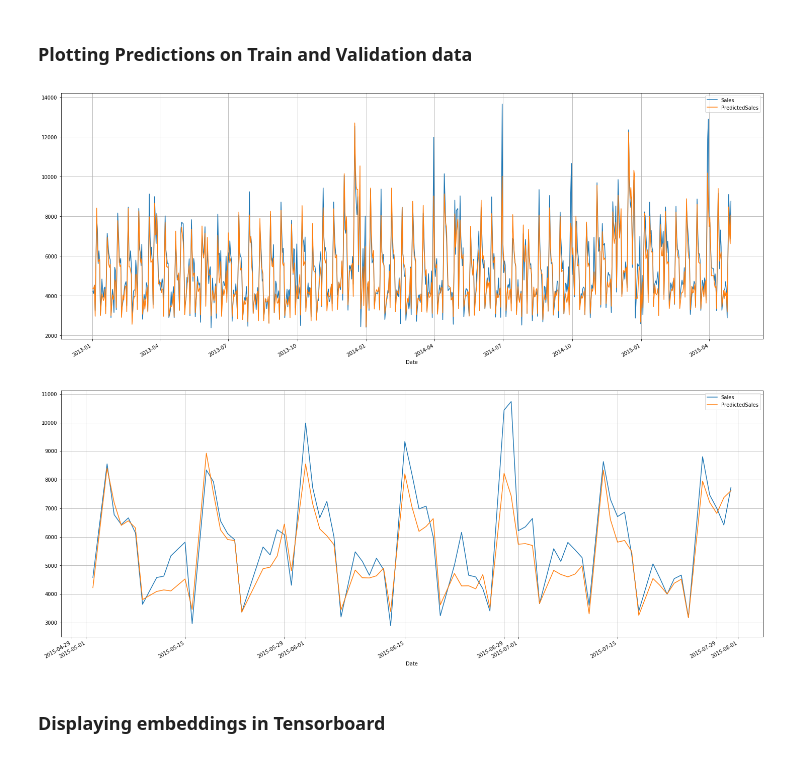
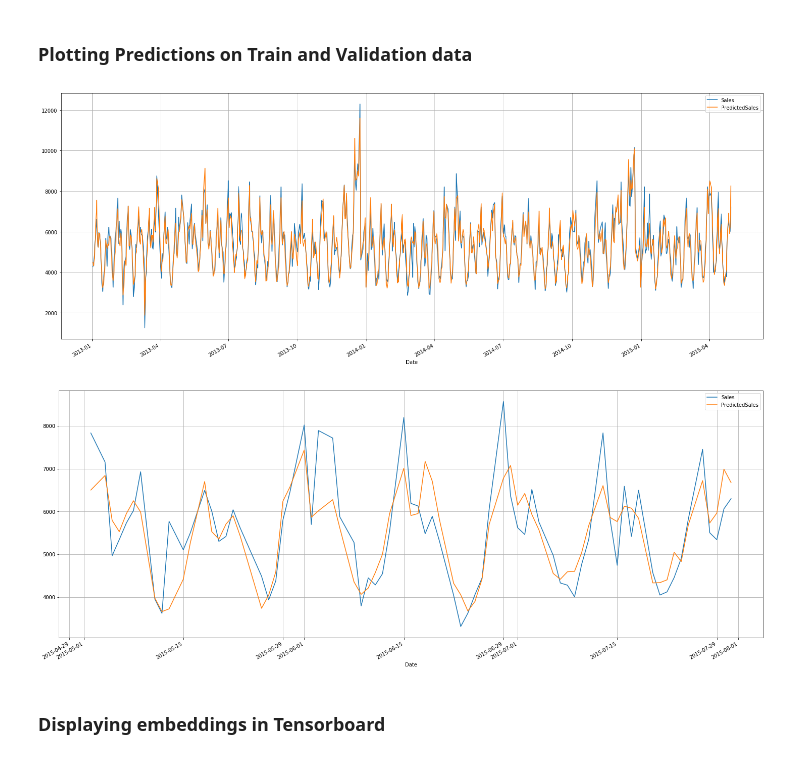
Before and after one commit to airisdata/Rossmann, a Jupyter notebook: rossman_without_log_scaling.ipynb, the cells around one changed output. Saved outputs shown, nothing was run; the diff lists cells and outputs as text; code cells hidden in the pictures.

```diff
--- a/rossman_without_log_scaling.ipynb
+++ b/rossman_without_log_scaling.ipynb
@@ -862,10 +884,10 @@ preds_submit.to_csv(f"{submissions_path}submit_new.csv",index=False)
 # %%
 save_train,save_valid= get_train_and_valid_results(model,model_weights_path=f"{weights_save_path}saved_backup_big_0.08401")
 # %%
-plot_results("Store",1001)
+plot_results("Store",45)
 # %% [output]
-[figure, old version]
+[figure, new version]
-[figure, old version]
+[figure, new version]
 # %% [markdown]
 ### Displaying embeddings in Tensorboard
 # %%
```
Also changed, not shown: parts of 2 cells of this notebook, 6 other files.
